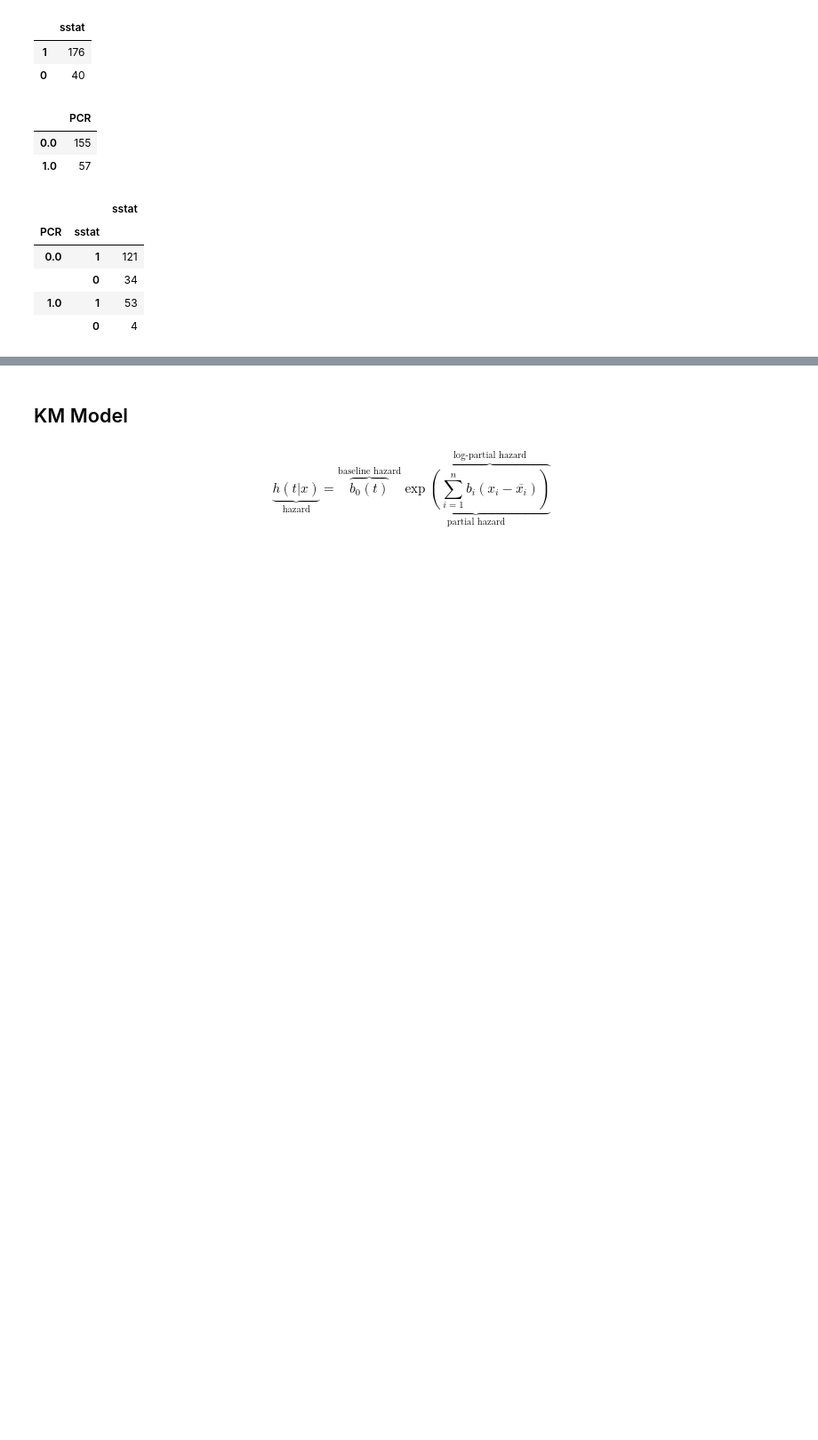
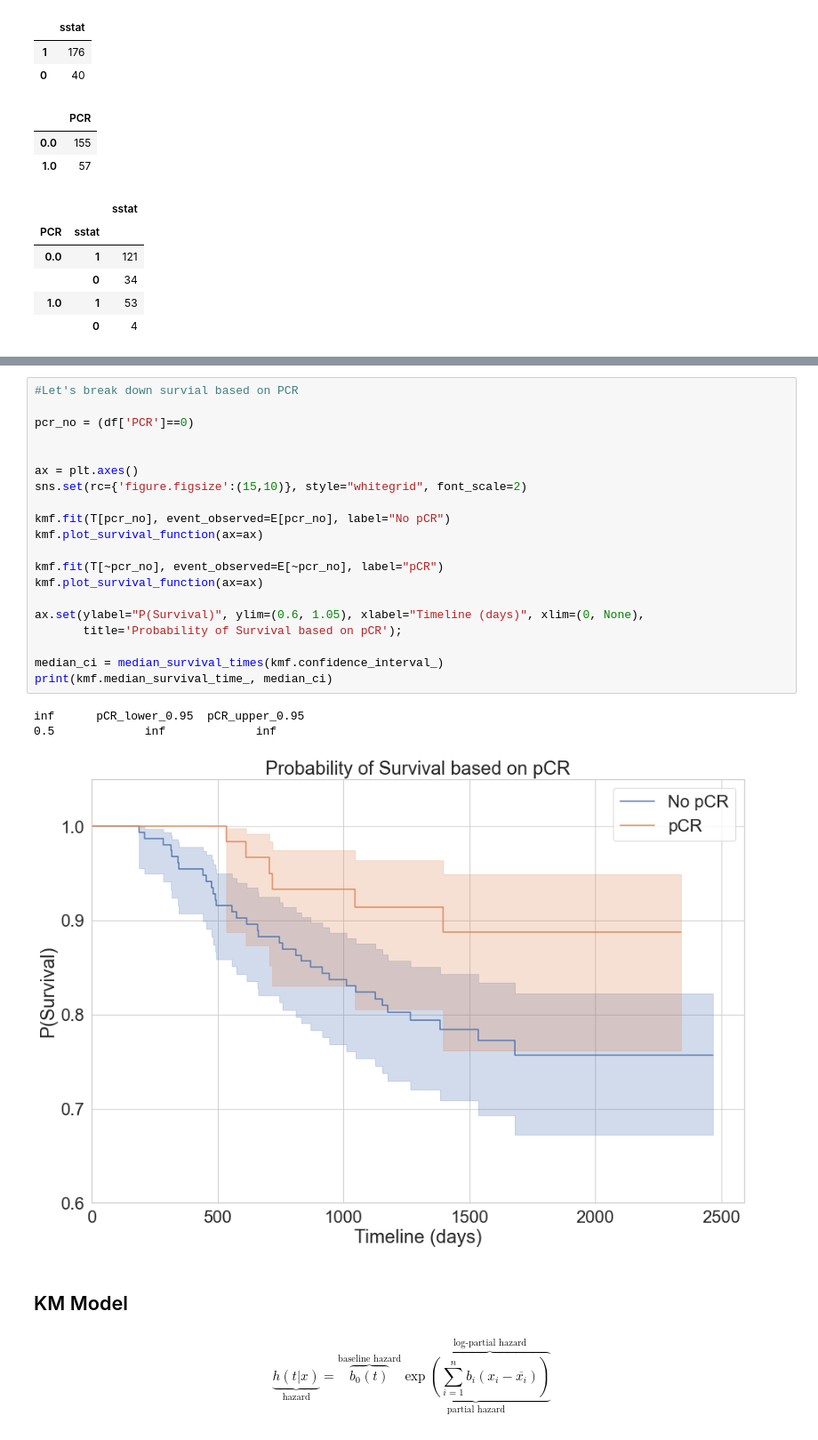
Before and after one commit to moodyalam/braintumourcharity, a Jupyter notebook: TBTC-Task.ipynb, the cells around one changed output, grey strips where cells are left out. Shown at 89% size. Cells and saved outputs as stored; diff of their text form; blank space fills up the shorter version.

```diff
--- a/TBTC-Task.ipynb
+++ b/TBTC-Task.ipynb
@@ -552,3 +588,27 @@ display(pd.DataFrame(df.groupby('PCR')['sstat'].value_counts()))
+# %%
+#Let's break down survial based on PCR
+
+pcr_no = (df['PCR']==0)
+
+
+ax = plt.axes()
+sns.set(rc={'figure.figsize':(15,10)}, style="whitegrid", font_scale=2)
+
+kmf.fit(T[pcr_no], event_observed=E[pcr_no], label="No pCR")
+kmf.plot_survival_function(ax=ax)
+
+kmf.fit(T[~pcr_no], event_observed=E[~pcr_no], label="pCR")
+kmf.plot_survival_function(ax=ax)
+
+ax.set(ylabel="P(Survival)", ylim=(0.6, 1.05), xlabel="Timeline (days)", xlim=(0, None),
+       title='Probability of Survival based on pCR');
+
+median_ci = median_survival_times(kmf.confidence_interval_)
+print(kmf.median_survival_time_, median_ci)
+# %% [output]
+inf      pCR_lower_0.95  pCR_upper_0.95
+0.5             inf             inf
+[figure, added]
 # %% [markdown]
 ## KM Model
 #### $$\underbrace{h(t | x)}_{\text{hazard}} = \overbrace{b_0(t)}^{\text{baseline hazard}} \underbrace{\exp \overbrace{\left(\sum_{i=1}^n b_i (x_i - \overline{x_i})\right)}^{\text{log-partial hazard}}}_ {\text{partial hazard}}$$
```
Also changed, not shown: parts of 9 cells of this notebook.
